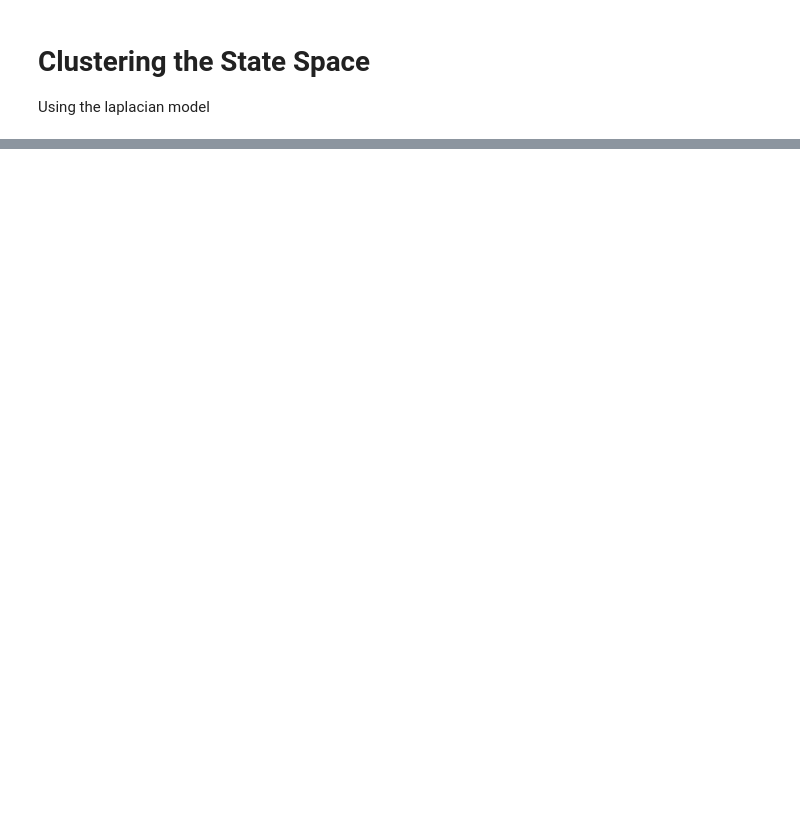
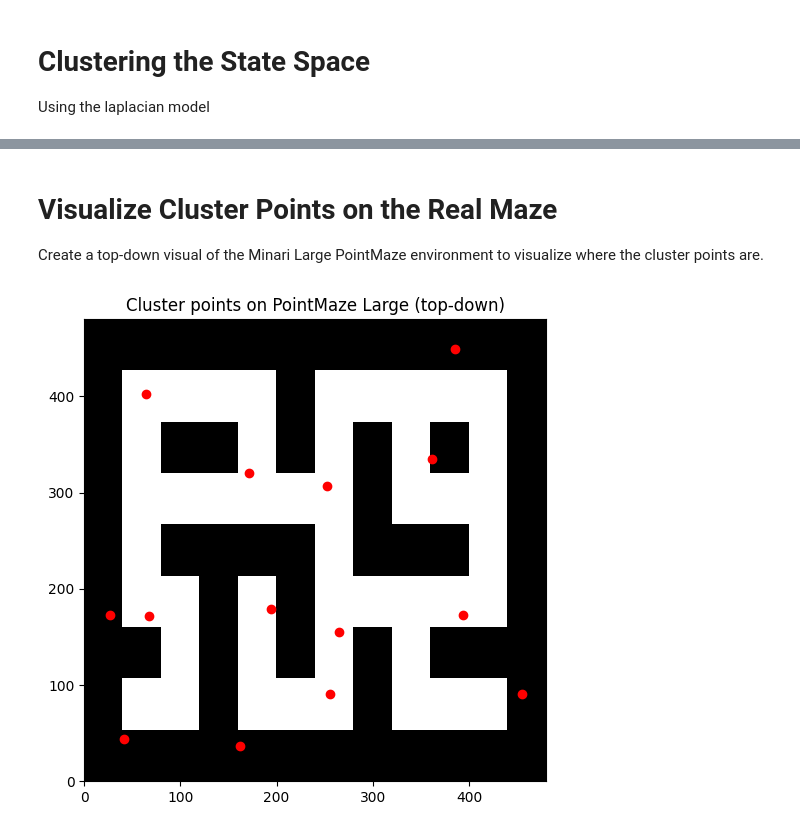
Before and after one commit to Ray-Shu/contrastive-abstraction-rl, a Jupyter notebook: visualizations/visuals.ipynb, the cells around one changed output, grey strips where cells are left out. Drawn from its saved outputs; the diff is of its cells as text; code cells hidden in the pictures; blank space fills up the shorter version.

```diff
--- a/visualizations/visuals.ipynb
+++ b/visualizations/visuals.ipynb
@@ -321,0 +369,38 @@ plt.show()
+# %% [markdown]
+# Visualize Cluster Points on the Real Maze
+
+Create a top-down visual of the Minari Large PointMaze environment to visualize where the cluster points are.
+# %%
+
+maze_map = np.array(
+    [[1, 1, 1, 1, 1, 1, 1, 1, 1, 1, 1, 1],
+     [1, 0, 0, 0, 0, 1, 0, 0, 0, 0, 0, 1],
+     [1, 0, 1, 1, 0, 1, 0, 1, 0, 1, 0, 1],
+     [1, 0, 0, 0, 0, 0, 0, 1, 0, 0, 0, 1],
+     [1, 0, 1, 1, 1, 1, 0, 1, 1, 1, 0, 1],
+     [1, 0, 0, 1, 0, 1, 0, 0, 0, 0, 0, 1],
+     [1, 1, 0, 1, 0, 1, 0, 1, 0, 1, 1, 1],
+     [1, 0, 0, 1, 0, 0, 0, 1, 0, 0, 0, 1],
+     [1, 1, 1, 1, 1, 1, 1, 1, 1, 1, 1, 1]]
+)
+
+env_height, env_width = 480, 480
+x_params = (-5,5)
+y_params = (-3.5, 3.5)
+
+grid_points = visualizations.xy_to_grid(cluster_pts, x_params, y_params, env_height, env_width)
+
+# === Plot ===
+plt.figure(figsize=(6,6))
+plt.imshow(maze_map, cmap="gray_r", origin="upper",
+           extent=[0, env_width, 0, env_height])
+
+rows, cols = zip(*grid_points)
+plt.plot(cols, rows, "ro")  # note cols = x-axis, rows = y-axis
+
+plt.xlim(0, env_width)
+plt.ylim(0, env_height)
+plt.title("Cluster points on PointMaze Large (top-down)")
+plt.show()
+# %% [output]
+[figure, added]
```
Also changed, not shown: parts of 11 cells of this notebook, 22 other files.
